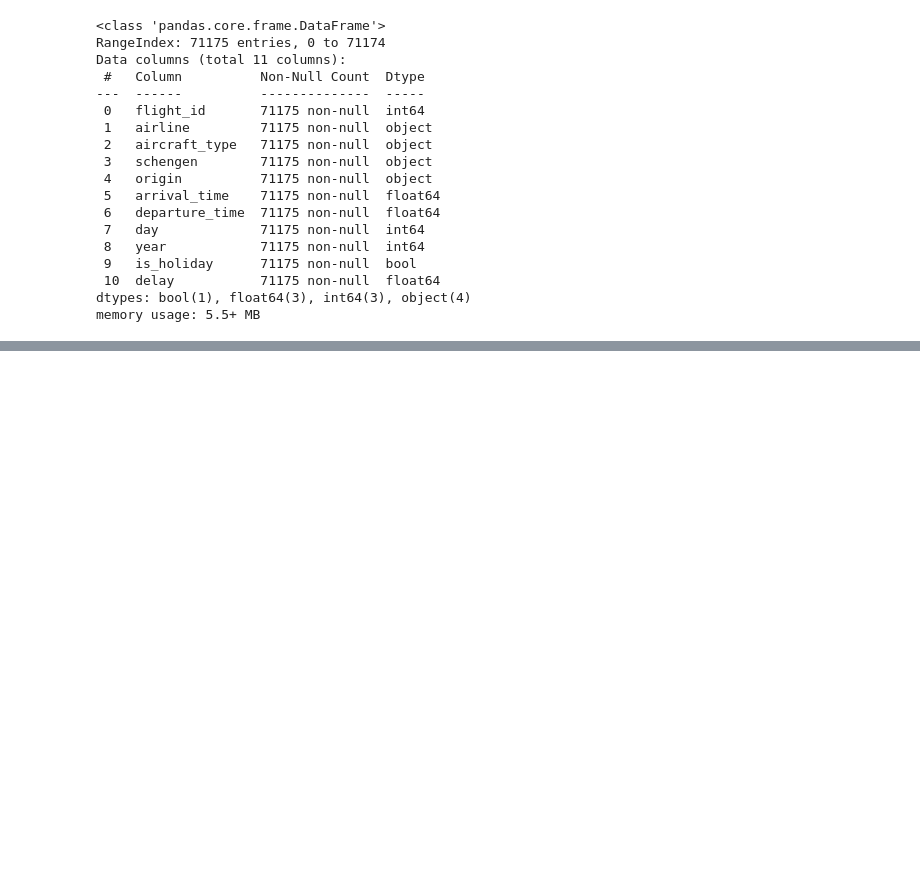
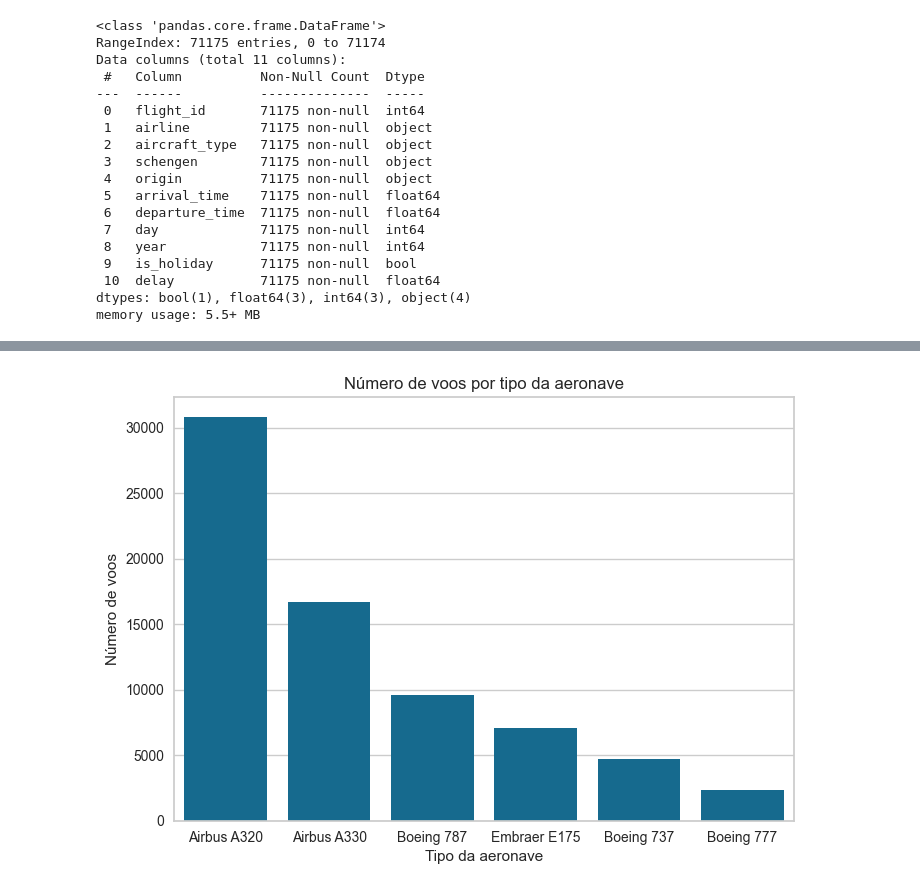
Before and after one commit to JCrpa/curso18_ia_aumentada_prevendo_atrasos_voos, a Jupyter notebook: ia_aumentada_prevendo_atrasos_voos.ipynb, the cells around one changed output, grey strips where cells are left out. Drawn from its saved outputs; the diff is of its cells as text; code cells hidden in the pictures; blank space fills up the shorter version.

```diff
--- a/ia_aumentada_prevendo_atrasos_voos.ipynb
+++ b/ia_aumentada_prevendo_atrasos_voos.ipynb
@@ -92,0 +146,11 @@ memory usage: 5.5+ MB
+# %%
+# Criar gráfico de barras para visualizar o número de voos por tipo de aeronave
+order = dados['aircraft_type'].value_counts().index
+sns.countplot(data=dados, x='aircraft_type', order = order)
+plt.title('Número de voos por tipo da aeronave')
+plt.xticks(rotation=0)
+plt.xlabel('Tipo da aeronave')
+plt.ylabel('Número de voos')
+plt.show()
+# %% [output]
+[figure, added]
```
Also changed, not shown: parts of 7 cells of this notebook.
